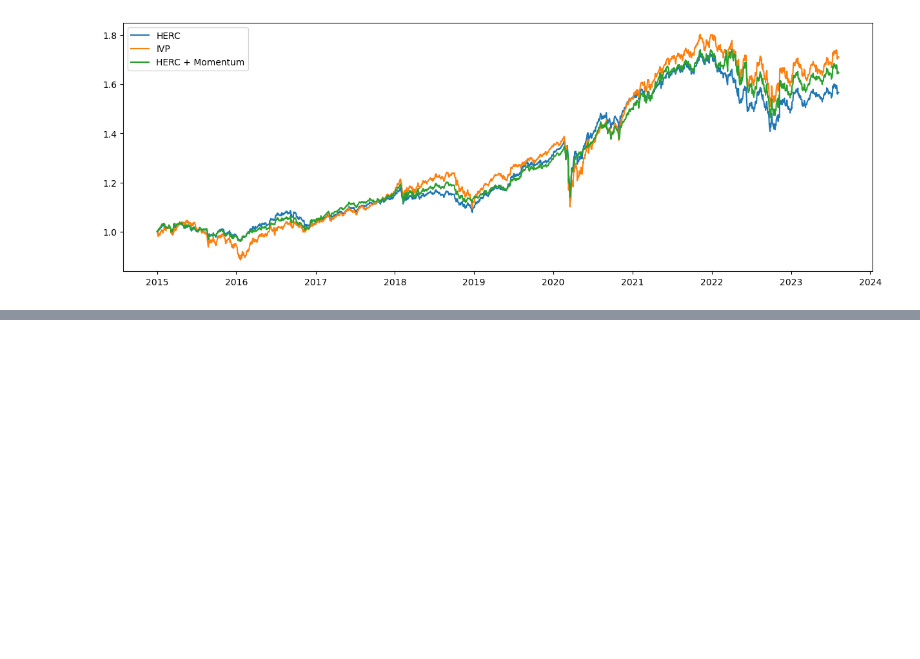
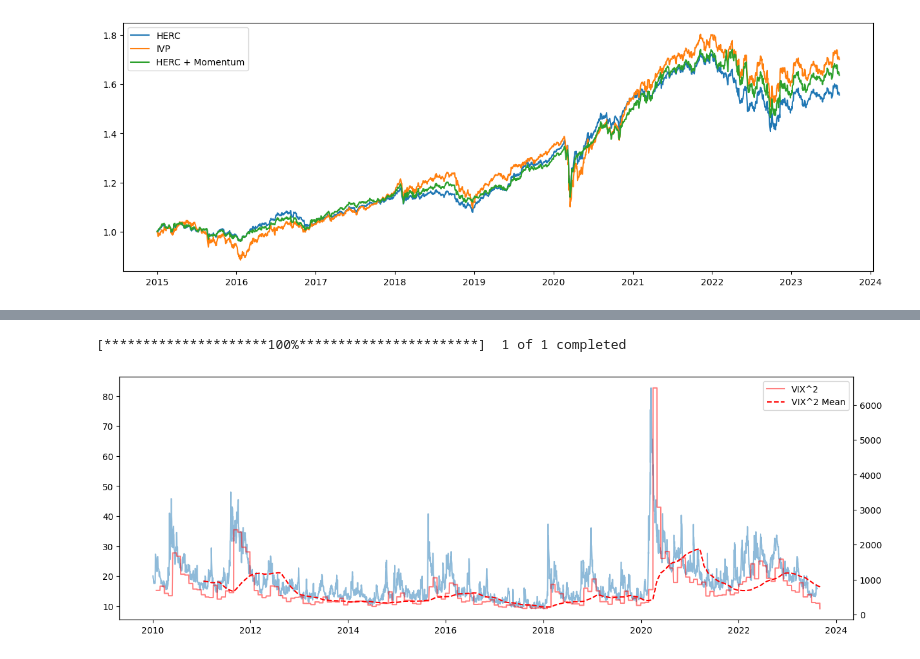
Before and after one commit to stevenvanwinkel/research, a Jupyter notebook: portfolio/HERC_Portfolio.ipynb, the cells around one changed output, grey strips where cells are left out. Saved outputs shown, nothing was run; the diff lists cells and outputs as text; code cells hidden in the pictures; blank space fills up the shorter version.

```diff
--- a/portfolio/HERC_Portfolio.ipynb
+++ b/portfolio/HERC_Portfolio.ipynb
@@ -602,0 +611,18 @@ plt.legend(['HERC', 'IVP', 'HERC + Momentum'])
+# %%
+#squared sum of daily levels of VIX over the past month is high and vice-versa
+vix = yf.download('^VIX', start='2010-01-01')
+# %% [output]
+[*********************100%***********************]  1 of 1 completed
+# %%
+vix_squared = ((vix['Close']**2).resample('M').sum())/12
+vix_squared_monthly = vix_squared.copy()
+vix_squared = vix_squared.resample('B').last().fillna(method='ffill')
+# %%
+fig, ax = plt.subplots()
+ax.plot(vix['Close'], label='VIX', alpha=0.5)
+ax1=ax.twinx()
+ax1.plot(vix_squared, label='VIX^2', color='red', alpha=0.5)
+ax1.plot(vix_squared.rolling(window=252).mean(), color='red', linestyle='--', label='VIX^2 Mean')
+plt.legend();
+# %% [output]
+[figure, added]
```
Also changed, not shown: parts of 12 cells of this notebook.
